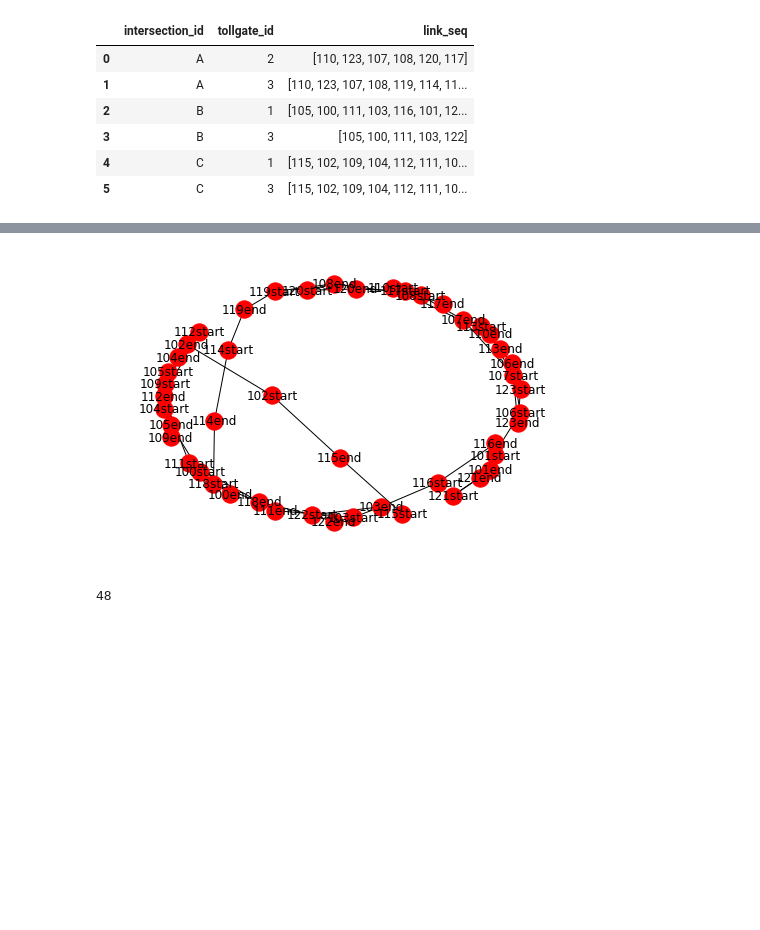
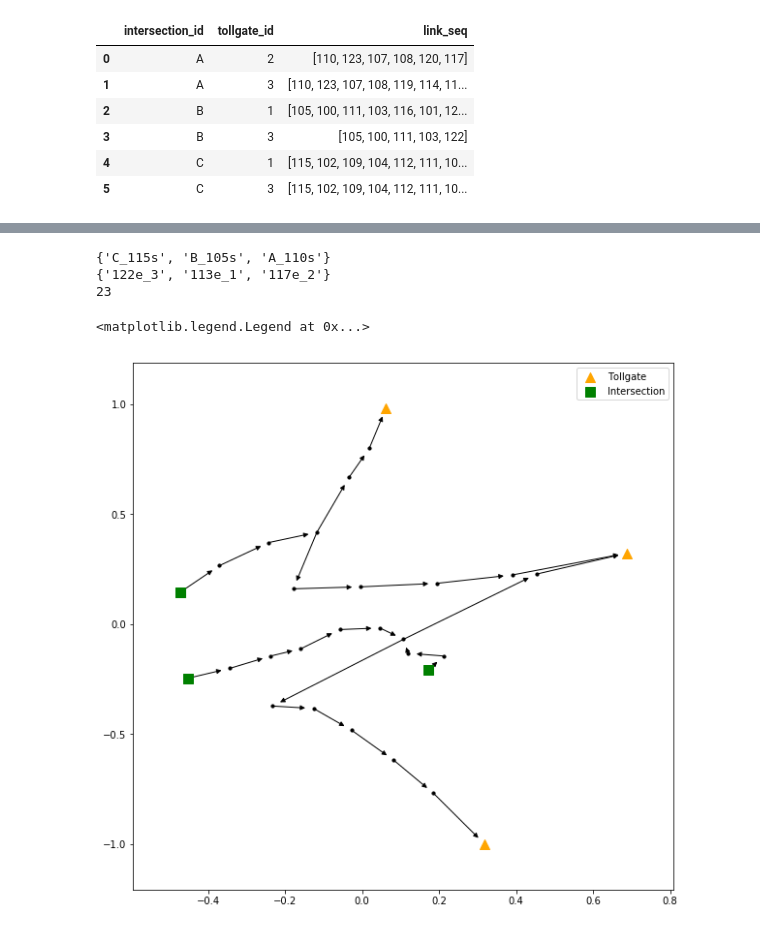
Before and after one commit to muciyuallen/TrafficFlowOptimization, a Jupyter notebook: NetWork Visualization.ipynb, the cells around one changed output, grey strips where cells are left out. Drawn from its saved outputs; the diff is of its cells as text; code cells hidden in the pictures; blank space fills up the shorter version.

Commit message:
updated visualization

```diff
--- a/NetWork Visualization.ipynb
+++ b/NetWork Visualization.ipynb
@@ -414,0 +156,8 @@ import networkx as nx
+# %%
+
+directions = routes.link_seq.apply(lambda x: [[x[i], x[i+1]]
+                                   for i in range(len(x)-1)])
+directions = directions.sum()
+link = pd.DataFrame(directions, columns = ['curr', 'next'])
+print(link.shape)
+link.head()
@@ -415,16 +172,40 @@ import networkx as nx
+# %%
+nodes = set(link.curr).union(set(link.next))
+# %%
+start_nodes = set(routes.link_seq.apply(lambda x: x[0]))
+end_nodes = set(routes.link_seq.apply(lambda x: x[-1]))
+other_nodes = nodes - (start_nodes.union(end_nodes))
+print(start_nodes)
+print(end_nodes)
+print(len(other_nodes))
+# %% [output]
+{'C_115s', 'B_105s', 'A_110s'}
+{'122e_3', '113e_1', '117e_2'}
+23
 # %%
-Links = nx.Graph()
-Links.add_nodes_from(arr_sum)
+import networkx as nx
+
+Links = nx.DiGraph()
+Links.add_nodes_from(nodes)
 # G.add_edges_from(seq_dict)
 for i in link.index:
-   Links.add_edge(link.curr[i],link.next[i])
+    Links.add_edge(link.curr[i],link.next[i])
-# %%
-np.random.seed(1100) #fix the origin of random generator - see below why
-#now let's visualize, which turns out to be fairly simple with networkx
-nx.draw(Links,with_labels=True)
-# %% [output]
-[figure, removed]
-# %%
-len(arr_sum)
-# %% [output]
-48
+# %%
+plt.figure(figsize=(10,10))
+
+randomseed = 4
+pos = nx.spring_layout(Links, k=0.15, seed = randomseed)
+begin_end_nodes_size = 100
+other_nodes_size = 10
+nx.draw_networkx_nodes(Links, nodelist = end_nodes, node_shape = '^', node_color = 'orange', node_size = begin_end_nodes_size, pos=pos, with_labels = False, label = 'Tollgate')
+nx.draw_networkx_nodes(Links, nodelist = start_nodes, node_shape = 's', node_color = 'green', node_size = begin_end_nodes_size, pos=pos, with_labels = False, label = 'Intersection')
+nx.draw_networkx_nodes(Links, nodelist = other_nodes, node_shape = 'o', node_color = 'black', node_size = other_nodes_size, pos=pos, with_labels = False)
+
+nx.draw_networkx_edges(Links, pos=pos, with_labels = False)
+
+
+plt.legend()
+# nx.draw_networkx(Links, nodelist = nodes_to_show, node_size = 10, pos=nx.spring_layout(Links, k=0.15), with_labels = False)
+# %% [output]
+<matplotlib.legend.Legend at 0x...>
+[figure, added]
```
Also changed, not shown: parts of 34 cells of this notebook, 2 other files.
